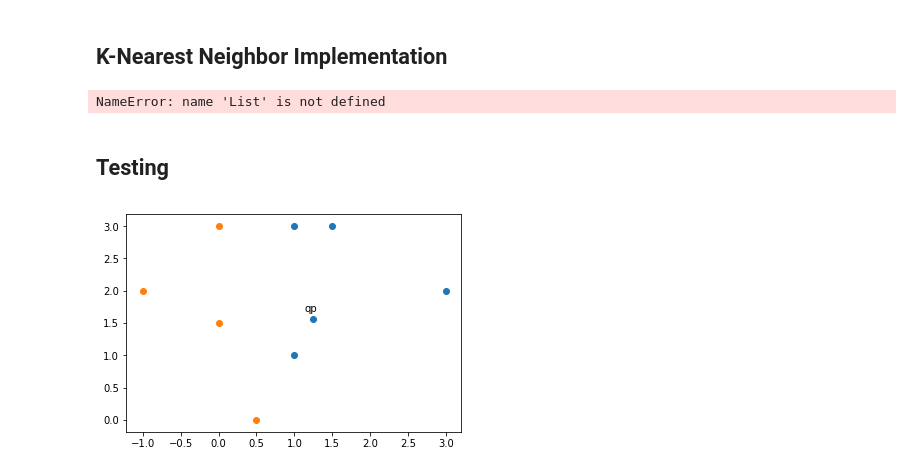
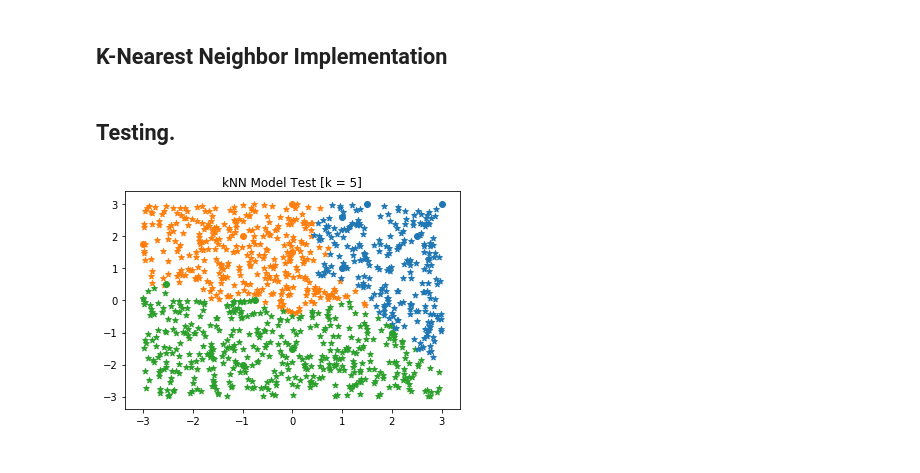
Before and after one commit to jventura1738/COSC311, a Jupyter notebook: LABS/LAB6/LAB6_stable.ipynb, the cells around one changed output. Cells and saved outputs as stored; diff of their text form; code cells hidden in the pictures.

```diff
--- a/LABS/LAB6/LAB6_stable.ipynb
+++ b/LABS/LAB6/LAB6_stable.ipynb
@@ -68,8 +68,7 @@ class kNNModel:
             test_x [float]: a specific value to be tested against the training
             data.
         """
-        test = [t[0] for t in self.training_data]
-        return np.array([la.norm(t - test_x, axis=0) for t in test])
+        return np.array([la.norm(t[0] - test_x, axis=0) for t in self.training_data])
 
     # Give the model training data.
     def train(self, train_x=None) -> None:
@@ -101,56 +100,62 @@ class kNNModel:
                            deems closest to the possible classes it has been trained
                            to identify.
         """
-
         # TODO: use a k-d tree for O(logn) searches.  For now we can use the
         # naive O(n) "brute force" approach.
         point_class = [t[1] for t in self.training_data]
         dist = self.distances(query_point)
         dist = [(d, p) for d, p in zip(dist, point_class)]
         dist = sorted(dist)
-        d = list()
-        for i in range(self.k):
-            d.append(dist[i][1])
-
+        d = [dist[i][1] for i in range(self.k)] # 0 is the np.array of points, 1 is the class.
         return int(stats.mode(d)[0])
-# %% [output]
-NameError: name 'List' is not defined
 # %% [markdown]
-## Testing
+## Testing.
 # %%
 # Set up the training data.
-train_points0 = [(3, 2), (1.5, 3), (1, 3), (1, 1)]
+train_points0 = [(2.5, 2), (1.5, 3), (1, 2.6), (1, 1), (3, 3)]
 train_points0 = np.array([np.array(tup) for tup in train_points0])
-train_points1 = [(-1, 2), (.5, 0), (0, 3), (0, 1.5)]
+train_points1 = [(-1, 2), (.5, 0.3), (0, 3), (0, 1.5), (-3, 1.75)]
 train_points1 = np.array([np.array(tup) for tup in train_points1])
+train_points2 = [(-1, -2), (-.75, 0), (2, -1), (0, -1.5), (-2.55, 0.5)]
+train_points2 = np.array([np.array(tup) for tup in train_points2])
+N = len(train_points0)
 
 # Classes for the points.
-train_class0 = [0, 0, 0, 0]
-train_class1 = [1, 1, 1, 1]
+train_class0 = [0] * N
+train_class1 = [1] * N
+train_class2 = [2] * N
 
 # Prepare the data to be loaded into the KNN model.
 train_data0 = [[tup, c] for tup, c in zip(train_points0, train_class0)]
 train_data1 = [[tup, c] for tup, c in zip(train_points1, train_class1)]
-train_data = train_data0 + train_data1
+train_data2 = [[tup, c] for tup, c in zip(train_points2, train_class2)]
+train_data = train_data0 + train_data1 + train_data2
 
-Lambda = kNNModel(3, train_data)
+
+Lambda = kNNModel(5, train_data)
+
+# Take random samples for now.
+NUM_SAMPLES = 10
+for i in range(NUM_SAMPLES):
+    query = np.random.uniform(-3, 3), np.random.uniform(-3, 3)
+
+    if Lambda.predict(query) == 0:
+        plt.scatter(query[0], query[1], c='tab:blue', marker='*')
+    elif Lambda.predict(query) == 1:
+        plt.scatter(query[0], query[1], c='tab:orange', marker='*')
+    elif Lambda.predict(query) == 2:
+        plt.scatter(query[0], query[1], c='tab:green', marker='*')
 
 X0 = [x for x, _ in train_points0]
 Y0 = [y for _, y in train_points0]
 X1 = [x for x, _ in train_points1]
 Y1 = [y for _, y in train_points1]
-
-query = 1.24, 1.57
-
-if (Lambda.predict(query)) == 1:
-    plt.scatter(query[0], query[1], c='tab:orange')
-    plt.annotate('qp', (query[0] - 0.1, query[1] + 0.1))
-else:
-    plt.scatter(query[0], query[1], c='tab:blue')
-    plt.annotate('qp',  (query[0] - 0.1, query[1] + 0.1))
-
-plt.scatter(X0, Y0)  # training group 0
-plt.scatter(X1, Y1)  # training group 1
+X2 = [x for x, _ in train_points2]
+Y2 = [y for _, y in train_points2]
+plt.title('kNN Model Test [k = 5]')
+plt.scatter(X0, Y0, c="tab:blue")  # training group 0
+plt.scatter(X1, Y1, c="tab:orange")  # training group 1
+plt.scatter(X2, Y2, c="tab:green")  # training group 2
 plt.show()
 # %% [output]
-[figure, old version]
+[figure, new version]
```
